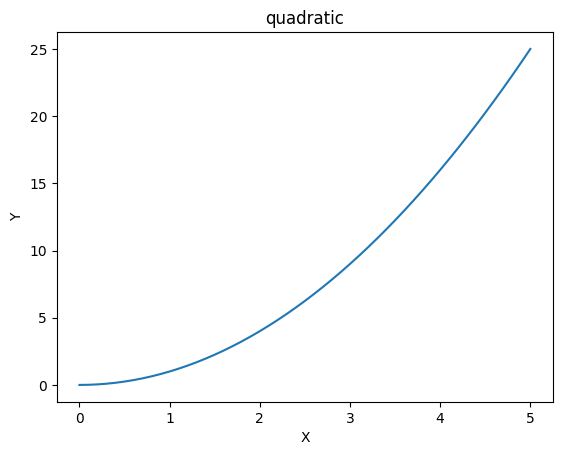
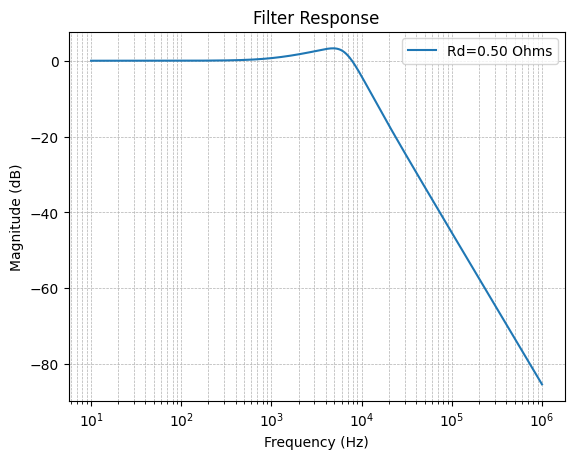
Unified diff of the notebook cell whose output changed from the first chart to the second:
--- before
+++ after
@@ -2,10 +2,66 @@
 import numpy as np
 
-x = np.linspace(0,5,51)
-y = x**2
+L = 10e-6
+C = 47e-6
+n = 4
+Rd = .15
+Cd = 220e-6 #n*C
 
-plt.plot(x,y)
-plt.xlabel("X")
-plt.ylabel("Y")
-plt.title("quadratic")
+#
+# REC30K
+#
+f_sw = 265e3    # REC30K switching frequency
+V_OUT = 12      # positive rail
+V_IN = 15       # max input voltage
+deltaV = 0.08   # typical ripple voltage (0.08V for REC30K)
+
+f = np.logspace(1, 6, 501)
+w = 2 * np.pi * f
+s = 1j * w
+
+def H_filter_func(s, L, C, Rd, Cd):
+    Z1 = s * L
+    Z2 = 1. / (s * C)
+    Z3 = Rd + 1. / (s * Cd)
+
+    Z2llZ3 = 1. / (1. / Z2 + 1. / Z3)
+
+    H = Z2llZ3 / (Z1 + Z2llZ3)
+    Z = Z1 + Z2llZ3
+    return H, Z
+
+zeta_ideal = np.sqrt((2+n)*(4+3*n)/2/n**2/(4+n))
+Rd_ideal = (n + 1)/n * 1/(2*zeta_ideal) * np.sqrt(L / C)
+print(f"Ideal Rd for zeta=1/sqrt(2): {Rd_ideal:.4f} Ohms")
+
+wo = 1 / np.sqrt(L * C)
+fo = wo / (2 * np.pi)
+print(f"Natural frequency (fo): {fo:.2f} Hz")
+
+Rd_values = np.linspace(0.15, 0.75, 13)
+#Rd_values = [0.5]
+
+for Rd in Rd_values:
+    H_filter, Z_filter = H_filter_func(s, L, C, Rd, Cd)
+
+    zeta = (n + 1)/n * 1/(2*Rd) * np.sqrt(L / C) 
+
+    H_max = np.max(np.abs(H_filter))
+    f_max = f[np.argmax(np.abs(H_filter))]
+    I_ripple = deltaV / Z_filter
+    I_ripple_max = np.max(np.abs(I_ripple))
+
+    # get the magnitude of the filter transfer functoin at the switching frequency f_sw
+    H_sw, _ = H_filter_func(1j * 2 * np.pi * f_sw, L, C, Rd, Cd)
+    H_sw_mag = np.abs(H_sw)
+
+    print(f"Zeta: {zeta:.4f}, Rd: {Rd:.2f} Ohms, f_max: {f_max:.2f} Hz, H_max: {20*np.log10(np.abs(H_max)):.4f}dB, H_sw: {20*np.log10(np.abs(H_sw_mag)):.4f}dB, I_ripple_max: {I_ripple_max:.4f} A")
+    
+    plt.semilogx(f, 20 * np.log10(np.abs(H_filter)))
+
+plt.xlabel("Frequency (Hz)")
+plt.ylabel("Magnitude (dB)")
+plt.grid(which='both', linestyle='--', linewidth=0.5)
+plt.title("Filter Response")
+plt.legend([f"Rd={Rd:.2f} Ohms" for Rd in Rd_values], loc='best')
 plt.show()

Commit: First board version, design docs and decisions, updated docs with archival version of old design